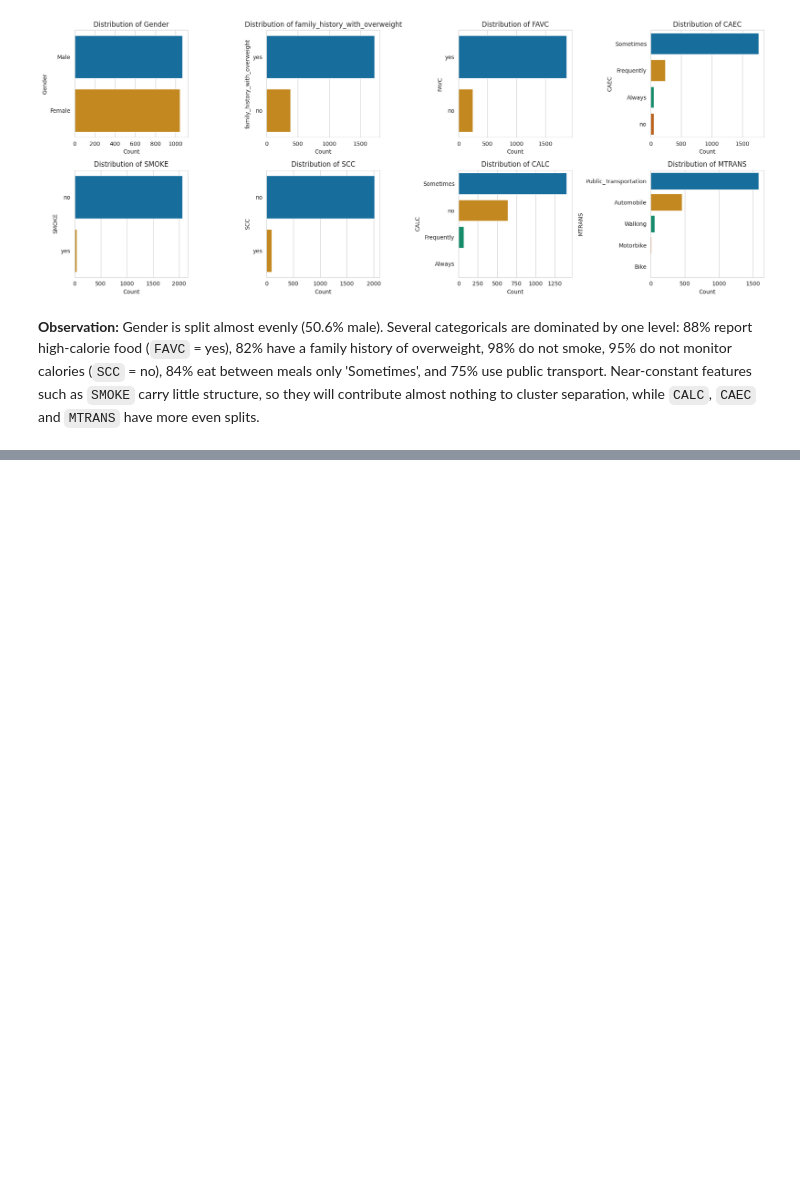
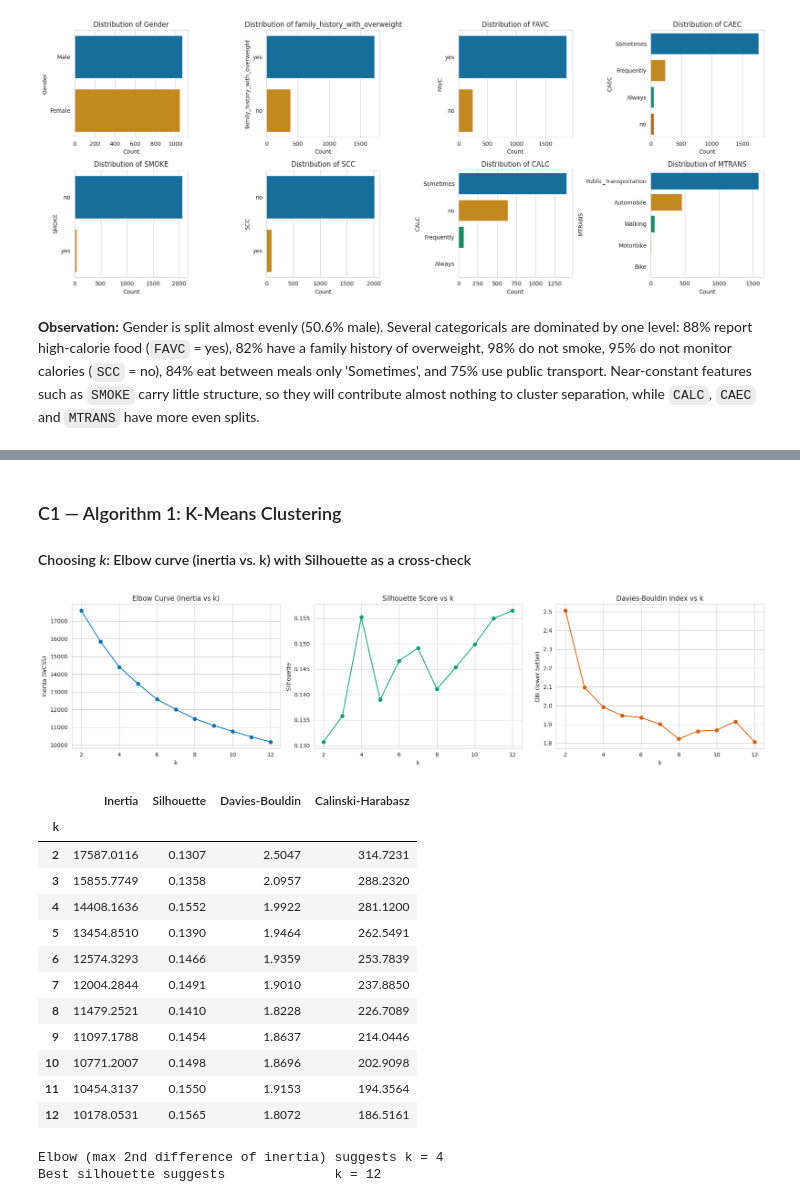
Before and after one commit to Isvarr/capstone_ml, a Jupyter notebook: clustering.ipynb, the cells around one changed output, grey strips where cells are left out. Saved outputs shown, nothing was run; the diff lists cells and outputs as text; code cells hidden in the pictures; blank space fills up the shorter version.

```diff
--- a/clustering.ipynb
+++ b/clustering.ipynb
@@ -121,0 +142,21 @@ plt.tight_layout(); plt.show()
+# %%
+df = df.drop_duplicates().reset_index(drop=True)
+print("Rows after dropping duplicates:", len(df))
+
+# Hold the ground-truth labels aside - used ONLY for post-hoc interpretation
+y_true = df['NObeyesdad'].copy()
+X_raw = df.drop(columns=['NObeyesdad'])
+
+numeric_features = ['Age', 'Height', 'Weight', 'FCVC', 'NCP', 'CH2O', 'FAF', 'TUE']
+categorical_features = ['Gender', 'family_history_with_overweight', 'FAVC', 'CAEC',
+                        'SMOKE', 'SCC', 'CALC', 'MTRANS']
+
+preprocessor = ColumnTransformer(transformers=[
+    ('num', StandardScaler(), numeric_features),
+    ('cat', OneHotEncoder(drop='if_binary', sparse_output=False), categorical_features)
+])
+
+X = preprocessor.fit_transform(X_raw)
+feature_names = preprocessor.get_feature_names_out()
+print("Feature matrix shape:", X.shape)
+print(list(feature_names))
@@ -121,0 +198,49 @@ plt.tight_layout(); plt.show()
+# %% [markdown]
+### C1 — Algorithm 1: K-Means Clustering
+#### Choosing *k*: Elbow curve (inertia vs. k) with Silhouette as a cross-check
+# %%
+k_range = range(2, 13)
+inertias, sil_scores, db_scores, ch_scores = [], [], [], []
+for k in k_range:
+    km = KMeans(n_clusters=k, n_init=10, random_state=RANDOM_STATE).fit(X)
+    inertias.append(km.inertia_)
+    sil_scores.append(silhouette_score(X, km.labels_))
+    db_scores.append(davies_bouldin_score(X, km.labels_))
+    ch_scores.append(calinski_harabasz_score(X, km.labels_))
+
+fig, axes = plt.subplots(1, 3, figsize=(18, 4.5))
+axes[0].plot(list(k_range), inertias, 'o-', color=palette[0])
+axes[0].set_title('Elbow Curve (Inertia vs k)'); axes[0].set_xlabel('k'); axes[0].set_ylabel('Inertia (WCSS)')
+axes[1].plot(list(k_range), sil_scores, 'o-', color=palette[2])
+axes[1].set_title('Silhouette Score vs k'); axes[1].set_xlabel('k'); axes[1].set_ylabel('Silhouette')
+axes[2].plot(list(k_range), db_scores, 'o-', color=palette[3])
+axes[2].set_title('Davies-Bouldin Index vs k'); axes[2].set_xlabel('k'); axes[2].set_ylabel('DBI (lower better)')
+plt.tight_layout(); plt.show()
+
+pd.DataFrame({'k': list(k_range), 'Inertia': inertias, 'Silhouette': sil_scores,
+              'Davies-Bouldin': db_scores, 'Calinski-Harabasz': ch_scores}).round(4).set_index('k')
+# %% [output]
+[figure, added]
+|  | Inertia | Silhouette | Davies-Bouldin | Calinski-Harabasz |
+| k |  |  |  |  |
+| 2 | 17587.0116 | 0.1307 | 2.5047 | 314.7231 |
+| 3 | 15855.7749 | 0.1358 | 2.0957 | 288.2320 |
+| 4 | 14408.1636 | 0.1552 | 1.9922 | 281.1200 |
+| 5 | 13454.8510 | 0.1390 | 1.9464 | 262.5491 |
+| 6 | 12574.3293 | 0.1466 | 1.9359 | 253.7839 |
+| 7 | 12004.2844 | 0.1491 | 1.9010 | 237.8850 |
+| 8 | 11479.2521 | 0.1410 | 1.8228 | 226.7089 |
+| 9 | 11097.1788 | 0.1454 | 1.8637 | 214.0446 |
+| 10 | 10771.2007 | 0.1498 | 1.8696 | 202.9098 |
+| 11 | 10454.3137 | 0.1550 | 1.9153 | 194.3564 |
+| 12 | 10178.0531 | 0.1565 | 1.8072 | 186.5161 |
+# %%
+# Quantify the elbow: largest 'bend' = largest second difference of inertia
+d2 = np.diff(inertias, 2)
+elbow_k = list(k_range)[int(np.argmax(d2)) + 1]
+sil_k = list(k_range)[int(np.argmax(sil_scores))]
+print("Elbow (max 2nd difference of inertia) suggests k =", elbow_k)
+print("Best silhouette suggests              k =", sil_k)
+# %% [output]
+Elbow (max 2nd difference of inertia) suggests k = 4
+Best silhouette suggests              k = 12
```
Also changed, not shown: parts of 12 cells of this notebook.
